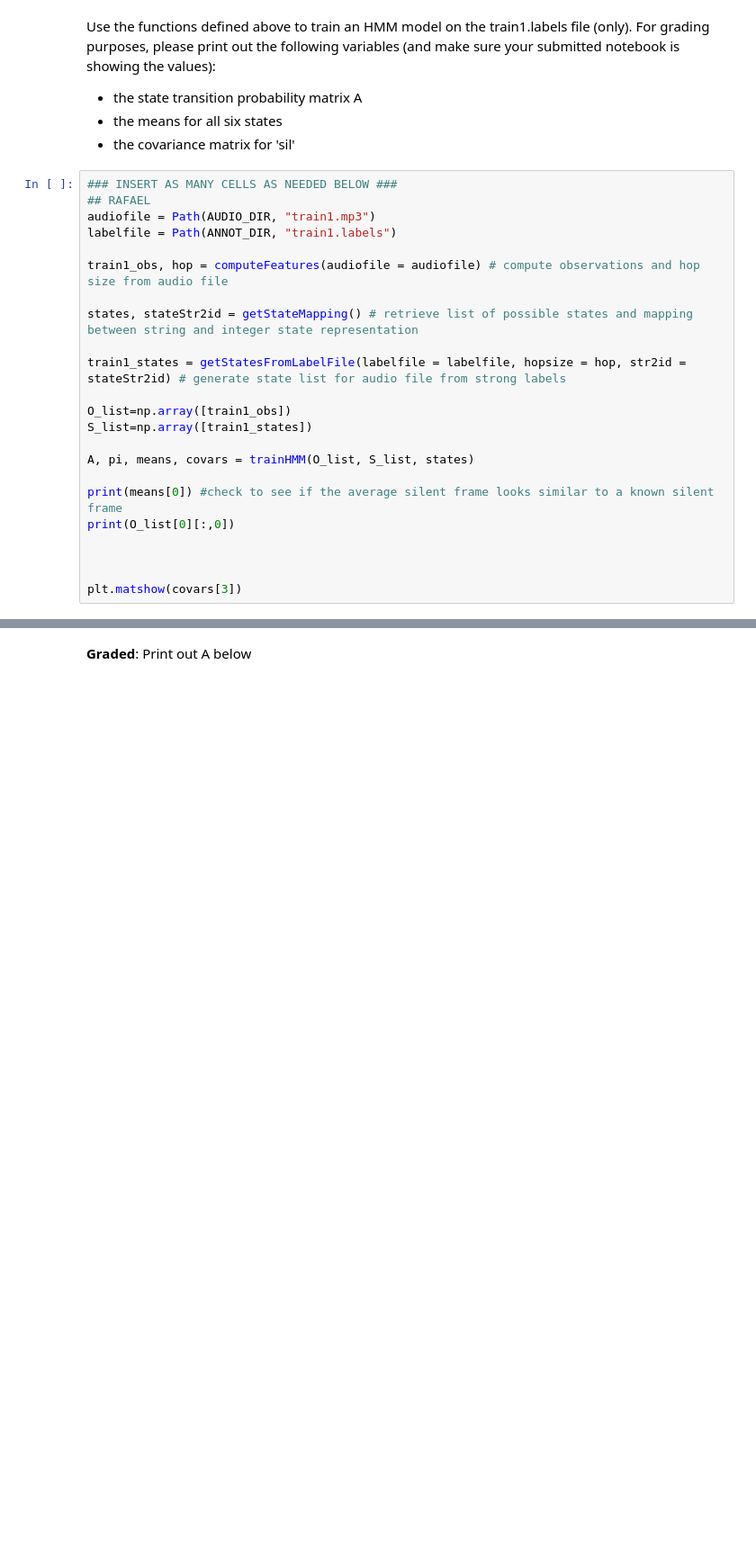
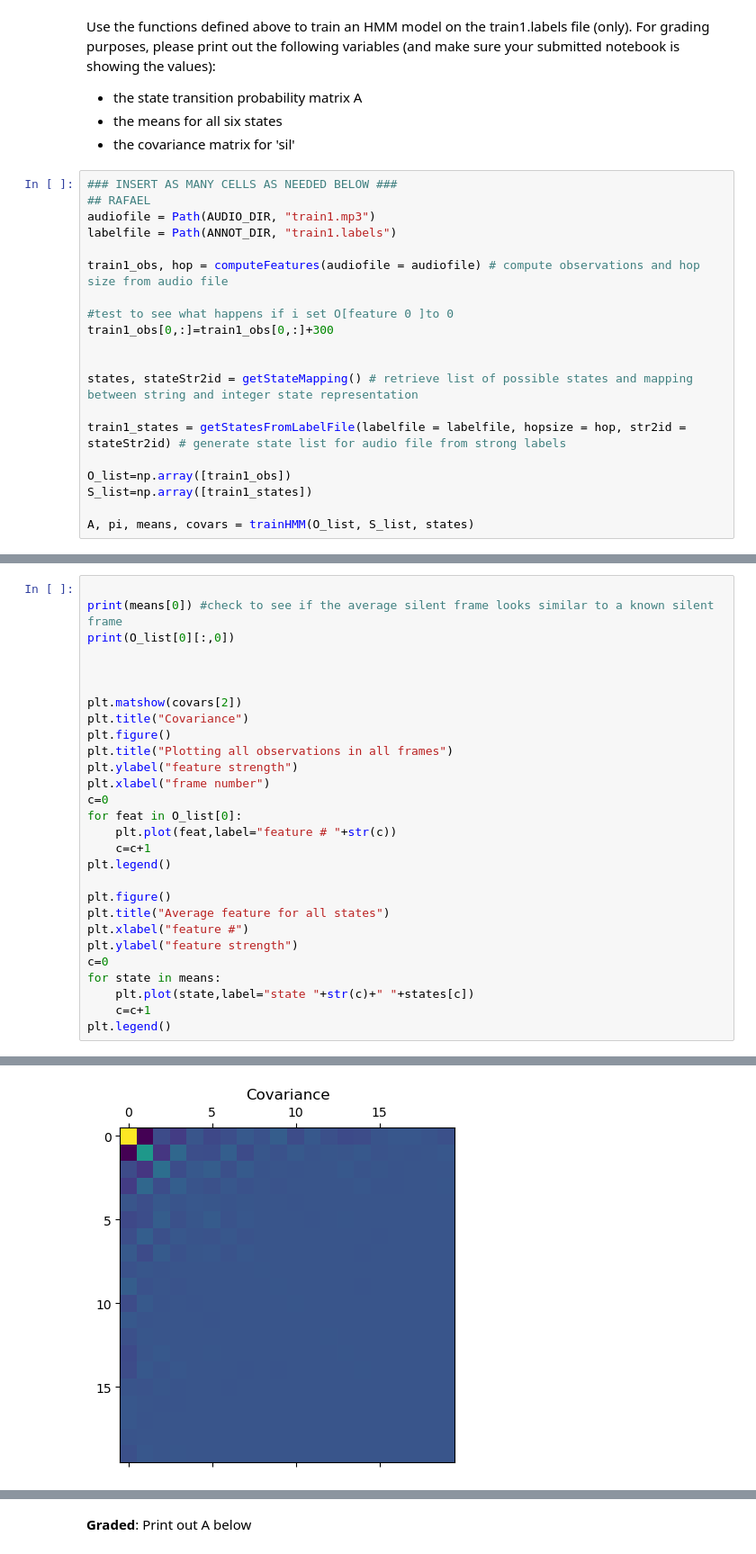
Before and after one commit to rafael-burger/E207-HW7, a Jupyter notebook: hw7.ipynb, the cells around one changed output, grey strips where cells are left out. Shown at 90% size. Drawn from its saved outputs; the diff is of its cells as text; blank space fills up the shorter version.

```diff
--- a/hw7.ipynb
+++ b/hw7.ipynb
@@ -400,6 +422,10 @@ audiofile = Path(AUDIO_DIR, "train1.mp3")
 labelfile = Path(ANNOT_DIR, "train1.labels")
 
 train1_obs, hop = computeFeatures(audiofile = audiofile) # compute observations and hop size from audio file
+
+#test to see what happens if i set O[feature 0 ]to 0
+train1_obs[0,:]=train1_obs[0,:]+300
+
 
 states, stateStr2id = getStateMapping() # retrieve list of possible states and mapping between string and integer state representation
 
@@ -409,13 +435,6 @@ O_list=np.array([train1_obs])
 S_list=np.array([train1_states])
 
 A, pi, means, covars = trainHMM(O_list, S_list, states)
-
-print(means[0]) #check to see if the average silent frame looks similar to a known silent frame
-print(O_list[0][:,0])
-
-
-
-plt.matshow(covars[3])
 # %% [output]
 O_record:countObervsations (20, 960)
 S_record:countObervsations (958,)
@@ -437,0 +441,29 @@ dif_vec shape (20, 960)
+# %%
+
+print(means[0]) #check to see if the average silent frame looks similar to a known silent frame
+print(O_list[0][:,0])
+
+
+
+plt.matshow(covars[2])
+plt.title("Covariance")
+plt.figure()
+plt.title("Plotting all observations in all frames")
+plt.ylabel("feature strength")
+plt.xlabel("frame number")
+c=0
+for feat in O_list[0]:
+    plt.plot(feat,label="feature # "+str(c))
+    c=c+1
+plt.legend()
+
+plt.figure()
+plt.title("Average feature for all states")
+plt.xlabel("feature #")
+plt.ylabel("feature strength")
+c=0
+for state in means:
+    plt.plot(state,label="state "+str(c)+" "+states[c])
+    c=c+1
+plt.legend()
+# %% [output]
@@ -437,0 +479 @@ dif_vec shape (20, 960)
+[figure, added]
```
Also changed, not shown: parts of 8 cells of this notebook.
